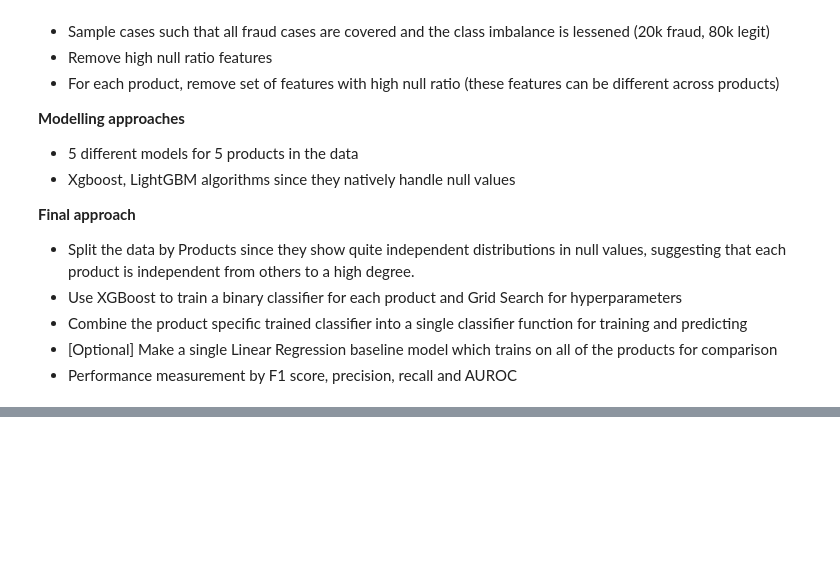
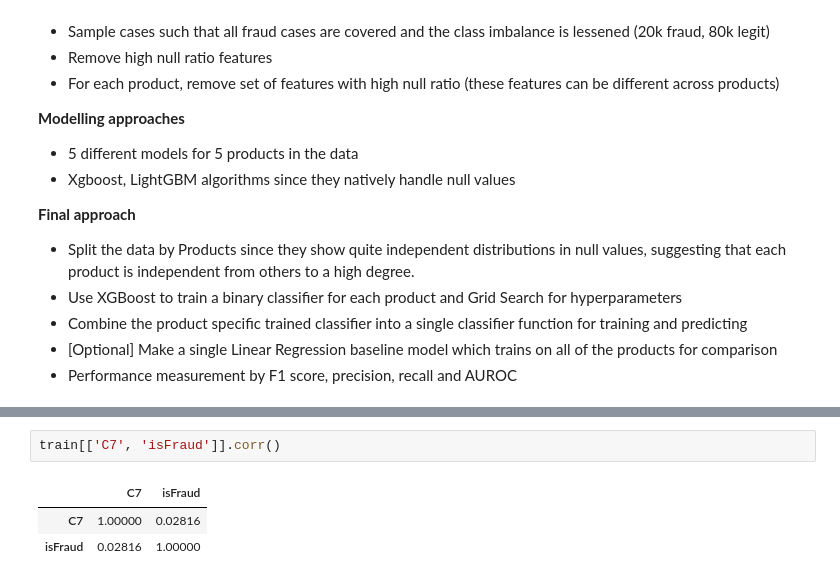
Before and after one commit to sanjyotUM/credit_card_fraud_detection, a Jupyter notebook: notebooks/is_1.ipynb, the cells around one changed output, grey strips where cells are left out. Cells and saved outputs as stored; diff of their text form; blank space fills up the shorter version.

```diff
--- a/notebooks/is_1.ipynb
+++ b/notebooks/is_1.ipynb
@@ -198,0 +382,6 @@ Name: ProductCD, dtype: int64
+# %%
+train[['C7', 'isFraud']].corr()
+# %% [output]
+|  | C7 | isFraud |
+| C7 | 1.00000 | 0.02816 |
+| isFraud | 0.02816 | 1.00000 |
```
Also changed, not shown: parts of 33 cells of this notebook.
